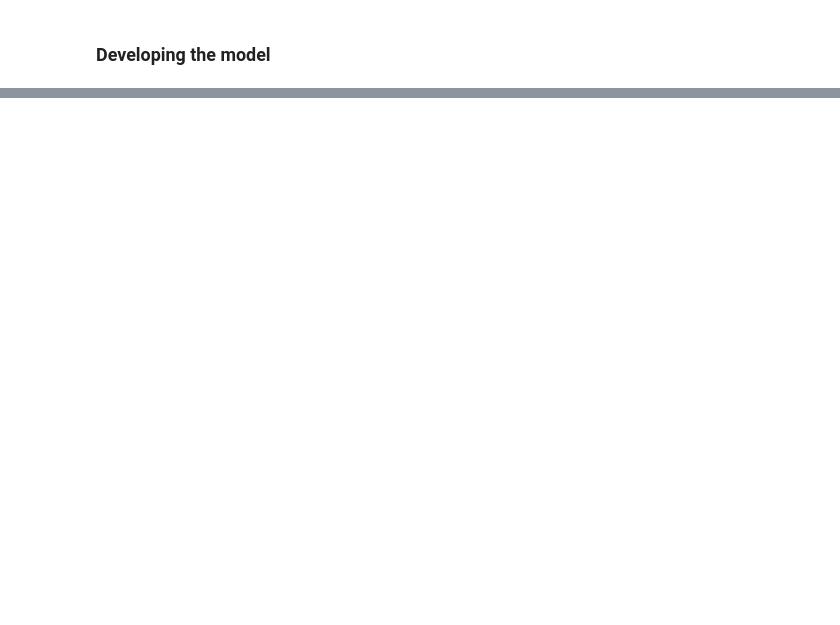
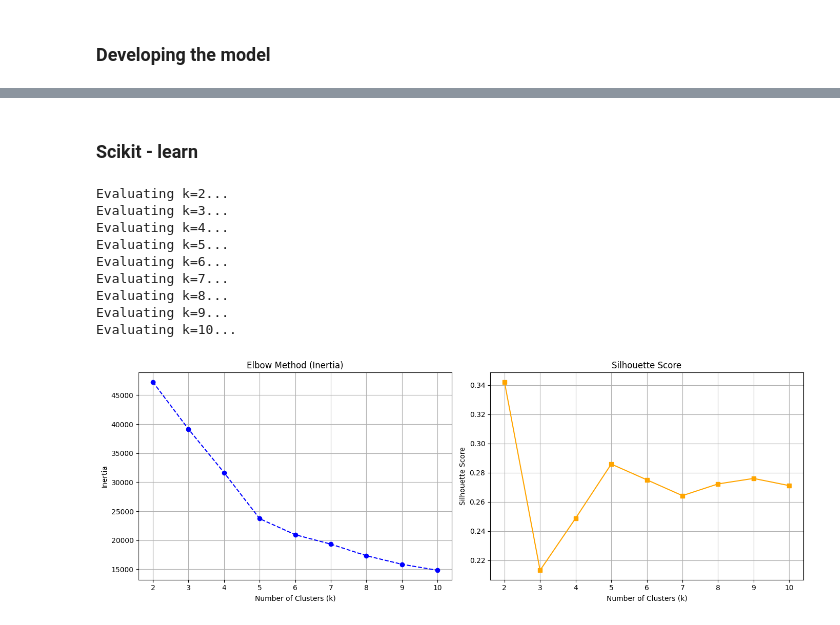
Before and after one commit to matteoros/venchi_project, a Jupyter notebook: venchi_jMLE_candidate_pack/submission/try_without_ai.ipynb, the cells around one changed output, grey strips where cells are left out. Saved outputs shown, nothing was run; the diff lists cells and outputs as text; code cells hidden in the pictures; blank space fills up the shorter version.

```diff
--- a/venchi_jMLE_candidate_pack/submission/try_without_ai.ipynb
+++ b/venchi_jMLE_candidate_pack/submission/try_without_ai.ipynb
@@ -439,2 +423,0 @@ Enriched dataset saved to: /Users/matteorossi/Desktop/venchi_project/venchi_jMLE
-# %%
-analytical_dataset = analytical_dataset.filter(col("sales_interactions_last_6m").isNotNull())
@@ -448,0 +424,2 @@ sorted_df.show(5)
+# %% [markdown]
+### Scikit - learn
@@ -448,0 +431,71 @@ sorted_df.show(5)
+# %%
+# Convert analytical_dataset to pandas DataFrame
+df_pandas = analytical_dataset.toPandas()
+
+# Select the feature columns for scaling
+features = df_pandas[["turnover_m_usd",
+                        "brand_loyalty",
+                        "total_revenue",
+                        "sales_interactions_last_6m",
+                        "distinct_categories",
+                        "avg_interaction_duration_mins"]]
+
+# Standardize the features
+scaler = StandardScaler()
+X_scaled = scaler.fit_transform(features)
+# %%
+inertia_values = []
+silhouette_scores = []
+
+# It is standard practice to test k values between 2 and 10
+# (Silhouette score requires at least 2 clusters to calculate)
+k_range = range(2, 11)
+
+for k in k_range:
+    print(f"Evaluating k={k}...")
+    # 1. Initialize and fit the model for the current k
+    kmeans = KMeans(n_clusters=k, random_state=42, n_init='auto')
+    kmeans.fit(X_scaled)
+
+    # 2. Append the Inertia for the Elbow Method
+    inertia_values.append(kmeans.inertia_)
+
+    # 3. Calculate and append the Silhouette Score
+    # We pass the original scaled data and the cluster labels
+    cluster_labels = kmeans.labels_
+    score = silhouette_score(X_scaled, cluster_labels)
+    silhouette_scores.append(score)
+
+# --- Plotting the Results ---
+# Create a figure with 1 row and 2 columns for side-by-side plots
+fig, (ax1, ax2) = plt.subplots(1, 2, figsize=(14, 5))
+
+# Plot 1: Elbow Method
+ax1.plot(k_range, inertia_values, marker='o', linestyle='--', color='blue')
+ax1.set_title('Elbow Method (Inertia)')
+ax1.set_xlabel('Number of Clusters (k)')
+ax1.set_ylabel('Inertia')
+ax1.set_xticks(k_range)
+ax1.grid(True)
+
+# Plot 2: Silhouette Score
+ax2.plot(k_range, silhouette_scores, marker='s', linestyle='-', color='orange')
+ax2.set_title('Silhouette Score')
+ax2.set_xlabel('Number of Clusters (k)')
+ax2.set_ylabel('Silhouette Score')
+ax2.set_xticks(k_range)
+ax2.grid(True)
+
+plt.tight_layout()
+plt.show()
+# %% [output]
+Evaluating k=2...
+Evaluating k=3...
+Evaluating k=4...
+Evaluating k=5...
+Evaluating k=6...
+Evaluating k=7...
+Evaluating k=8...
+Evaluating k=9...
+Evaluating k=10...
+[figure, added]
```
Also changed, not shown: parts of 13 cells of this notebook, 4 other files.
